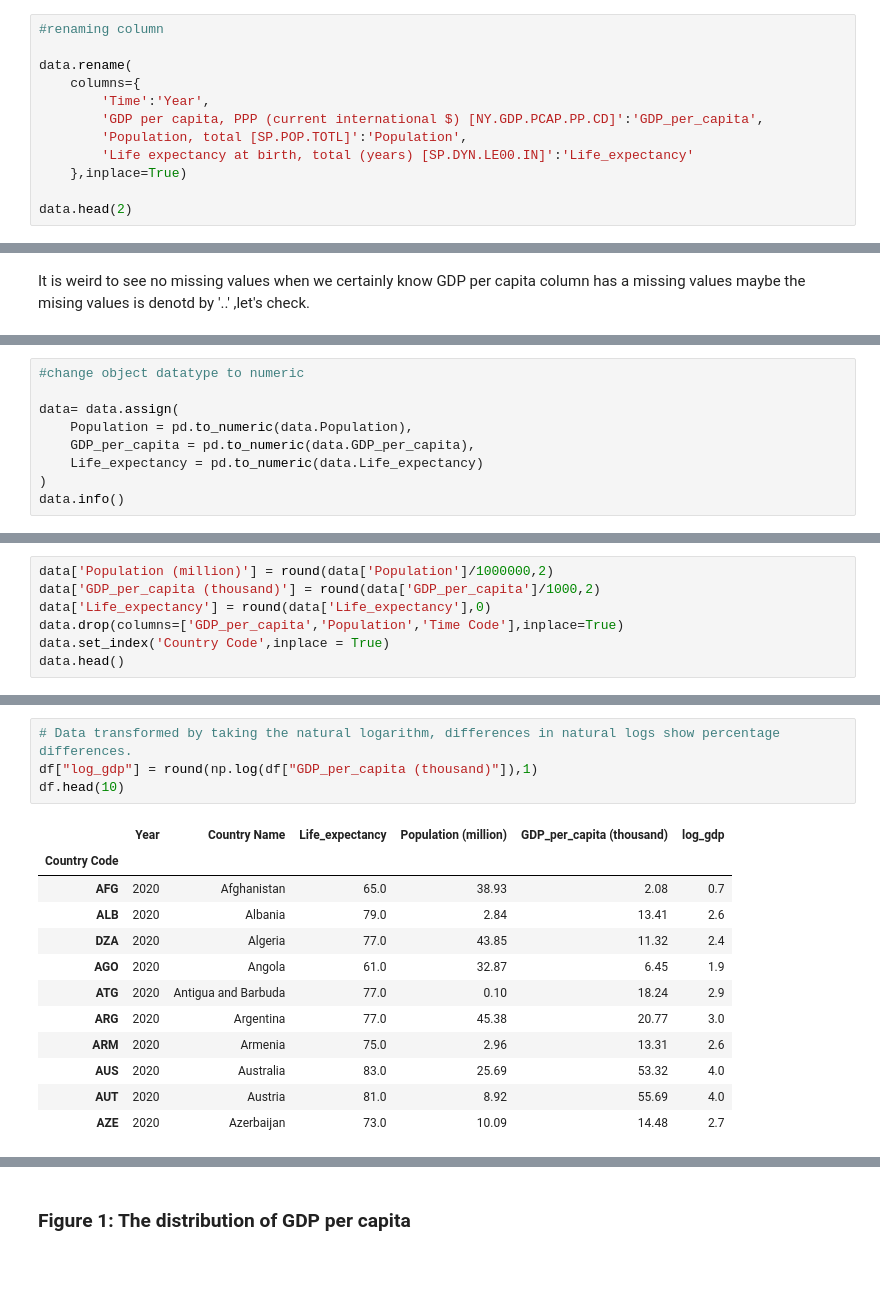
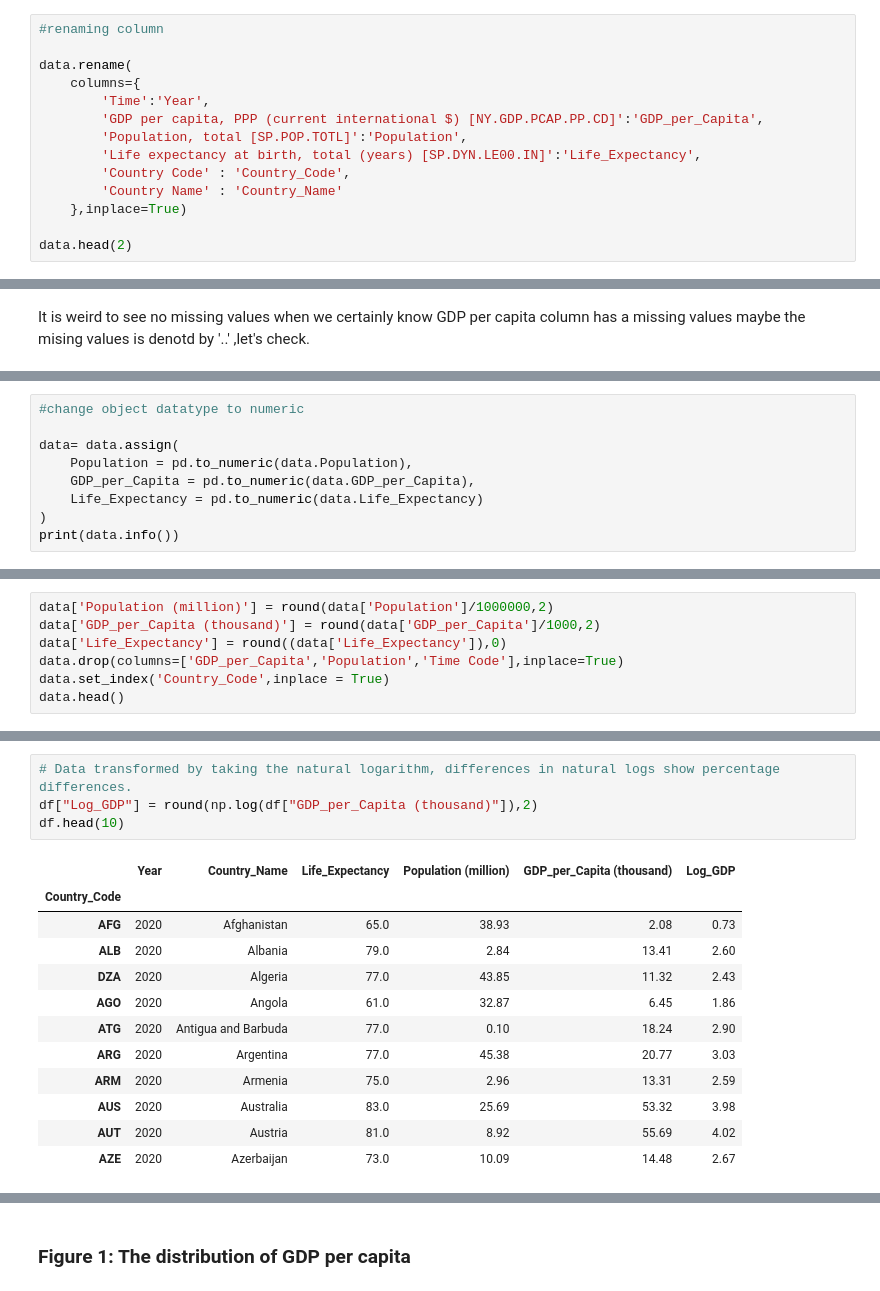
Before and after one commit to fazlanharun/Life-expectancy-and-income-Python, a Jupyter notebook: Life Expectancy and income.ipynb, the cells around one changed output, grey strips where cells are left out. Saved outputs shown, nothing was run; the diff lists cells and outputs as text.

```diff
--- a/Life Expectancy and income.ipynb
+++ b/Life Expectancy and income.ipynb
@@ -78,9 +85,11 @@ There are 13454 rows and 7 columns in this dataset.
 data.rename(
     columns={
         'Time':'Year',
-        'GDP per capita, PPP (current international $) [NY.GDP.PCAP.PP.CD]':'GDP_per_capita',
+        'GDP per capita, PPP (current international $) [NY.GDP.PCAP.PP.CD]':'GDP_per_Capita',
         'Population, total [SP.POP.TOTL]':'Population',
-        'Life expectancy at birth, total (years) [SP.DYN.LE00.IN]':'Life_expectancy'
+        'Life expectancy at birth, total (years) [SP.DYN.LE00.IN]':'Life_Expectancy',
+        'Country Code' : 'Country_Code',
+        'Country Name' : 'Country_Name'
     },inplace=True)
 
 data.head(2)
@@ -156,10 +165,10 @@ dtype: int64
 
 data= data.assign(
     Population = pd.to_numeric(data.Population),
-    GDP_per_capita = pd.to_numeric(data.GDP_per_capita),
-    Life_expectancy = pd.to_numeric(data.Life_expectancy)
+    GDP_per_Capita = pd.to_numeric(data.GDP_per_Capita),
+    Life_Expectancy = pd.to_numeric(data.Life_Expectancy)
 )
-data.info()
+print(data.info())
 # %% [output]
 <class 'pandas.core.frame.DataFrame'>
 RangeIndex: 13454 entries, 0 to 13453
@@ -200,9 +210,9 @@ GDP_per_capita     0
 dtype: int64
 # %%
 data['Population (million)'] = round(data['Population']/1000000,2)
-data['GDP_per_capita (thousand)'] = round(data['GDP_per_capita']/1000,2)
-data['Life_expectancy'] = round(data['Life_expectancy'],0)
-data.drop(columns=['GDP_per_capita','Population','Time Code'],inplace=True)
-data.set_index('Country Code',inplace = True)
+data['GDP_per_Capita (thousand)'] = round(data['GDP_per_Capita']/1000,2)
+data['Life_Expectancy'] = round((data['Life_Expectancy']),0)
+data.drop(columns=['GDP_per_Capita','Population','Time Code'],inplace=True)
+data.set_index('Country_Code',inplace = True)
 data.head()
 # %% [output]
@@ -243,21 +253,21 @@ dtypes: float64(3), int64(1), object(1)
 memory usage: 8.5+ KB
 # %%
 # Data transformed by taking the natural logarithm, differences in natural logs show percentage differences.
-df["log_gdp"] = round(np.log(df["GDP_per_capita (thousand)"]),1)
+df["Log_GDP"] = round(np.log(df["GDP_per_Capita (thousand)"]),2)
 df.head(10)
 # %% [output]
-|  | Year | Country Name | Life_expectancy | Population (million) | GDP_per_capita (thousand) | log_gdp |
-| Country Code |  |  |  |  |  |  |
-| AFG | 2020 | Afghanistan | 65.0 | 38.93 | 2.08 | 0.7 |
-| ALB | 2020 | Albania | 79.0 | 2.84 | 13.41 | 2.6 |
-| DZA | 2020 | Algeria | 77.0 | 43.85 | 11.32 | 2.4 |
-| AGO | 2020 | Angola | 61.0 | 32.87 | 6.45 | 1.9 |
-| ATG | 2020 | Antigua and Barbuda | 77.0 | 0.10 | 18.24 | 2.9 |
-| ARG | 2020 | Argentina | 77.0 | 45.38 | 20.77 | 3.0 |
-| ARM | 2020 | Armenia | 75.0 | 2.96 | 13.31 | 2.6 |
-| AUS | 2020 | Australia | 83.0 | 25.69 | 53.32 | 4.0 |
-| AUT | 2020 | Austria | 81.0 | 8.92 | 55.69 | 4.0 |
-| AZE | 2020 | Azerbaijan | 73.0 | 10.09 | 14.48 | 2.7 |
+|  | Year | Country_Name | Life_Expectancy | Population (million) | GDP_per_Capita (thousand) | Log_GDP |
+| Country_Code |  |  |  |  |  |  |
+| AFG | 2020 | Afghanistan | 65.0 | 38.93 | 2.08 | 0.73 |
+| ALB | 2020 | Albania | 79.0 | 2.84 | 13.41 | 2.60 |
+| DZA | 2020 | Algeria | 77.0 | 43.85 | 11.32 | 2.43 |
+| AGO | 2020 | Angola | 61.0 | 32.87 | 6.45 | 1.86 |
+| ATG | 2020 | Antigua and Barbuda | 77.0 | 0.10 | 18.24 | 2.90 |
+| ARG | 2020 | Argentina | 77.0 | 45.38 | 20.77 | 3.03 |
+| ARM | 2020 | Armenia | 75.0 | 2.96 | 13.31 | 2.59 |
+| AUS | 2020 | Australia | 83.0 | 25.69 | 53.32 | 3.98 |
+| AUT | 2020 | Austria | 81.0 | 8.92 | 55.69 | 4.02 |
+| AZE | 2020 | Azerbaijan | 73.0 | 10.09 | 14.48 | 2.67 |
 # %%
 #let see descriptive statistics of the dataset
 
```
Also changed, not shown: parts of 39 cells of this notebook, 1 other file.
